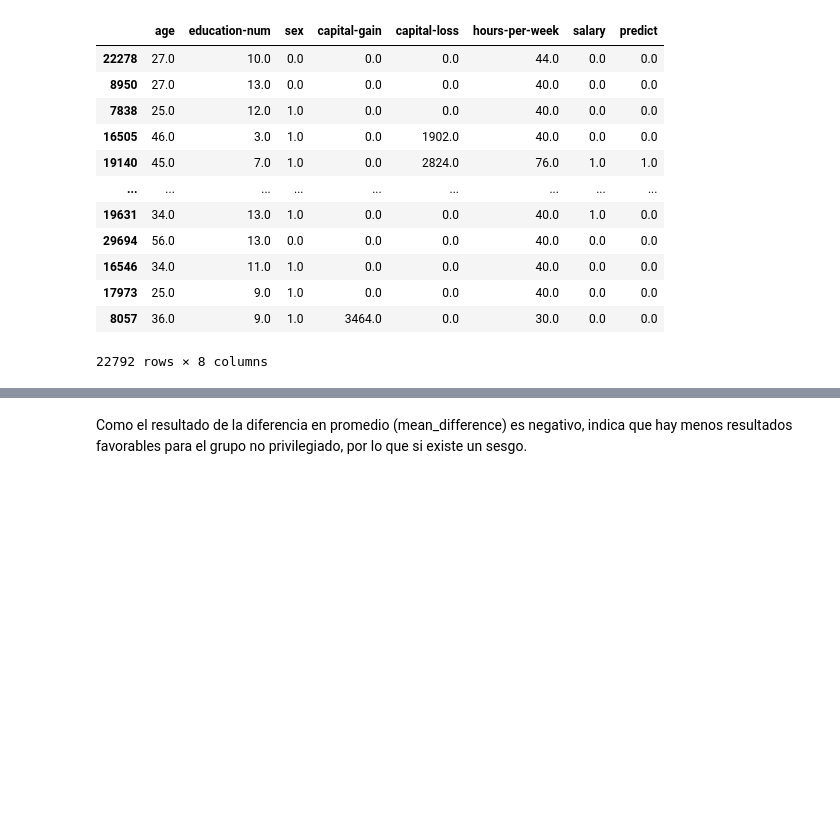
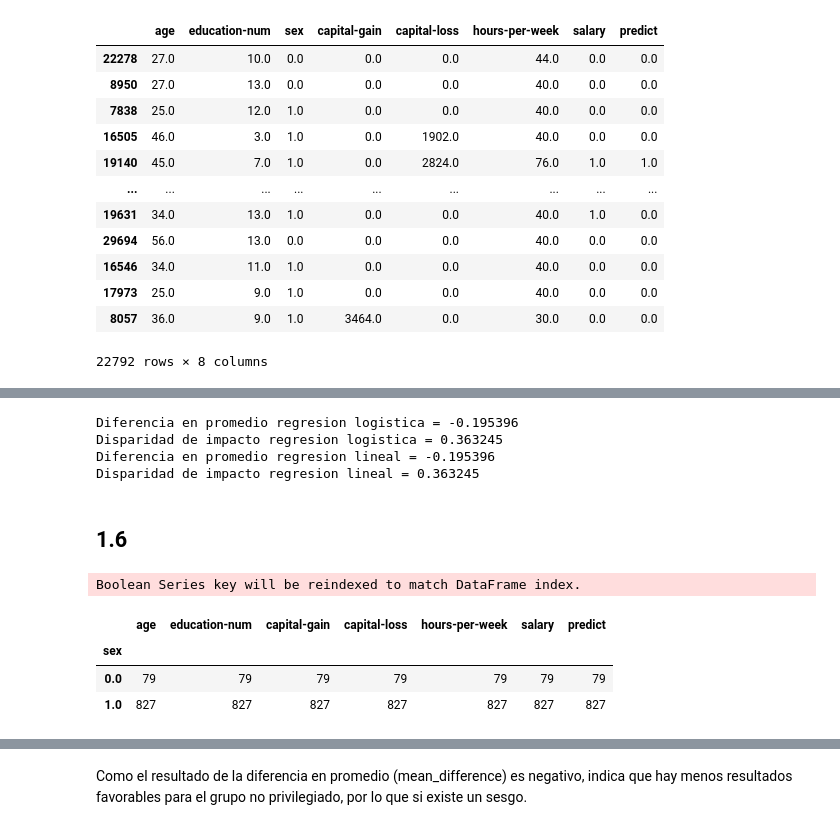
Before and after one commit to bcerdam/Tarea-CDR, a Jupyter notebook: Tarea Parte 1.ipynb, the cells around one changed output, grey strips where cells are left out. Cells and saved outputs as stored; diff of their text form; code cells hidden in the pictures; blank space fills up the shorter version.

```diff
--- a/Tarea Parte 1.ipynb
+++ b/Tarea Parte 1.ipynb
@@ -161,3 +163,15 @@ logistic_pred_df
 | 17973 | 25.0 | 9.0 | 1.0 | 0.0 | 0.0 | 40.0 | 0.0 | 0.0 |
 | 8057 | 36.0 | 9.0 | 1.0 | 3464.0 | 0.0 | 30.0 | 0.0 | 0.0 |
 22792 rows × 8 columns
+# %%
+x_train = train_df.drop('salary', axis=1)
+y_train = train_df.salary
+
+x_val = val_df.drop('salary', axis=1)
+y_val = val_df.salary
+# %%
+logistic = LogisticRegression(C=0.5, penalty='l1', solver='liblinear')
+logistic.fit(x_train, y_train, sample_weight=None)
+
+linear = LinearRegression()
+linear.fit(x_train, y_train)
@@ -163,0 +208,44 @@ logistic_pred_df
+# %%
+logistic_aif360 = StandardDataset(logistic_pred_df, label_name='salary', protected_attribute_names=['sex'],
+                              privileged_classes=[[1]], favorable_classes=[1])
+
+linear_aif360 = StandardDataset(linear_pred_df, label_name='salary', protected_attribute_names=['sex'],
+                                  privileged_classes=[[1]], favorable_classes=[1])
+
+
+
+logistic_metrics = BinaryLabelDatasetMetric(logistic_aif360,
+                                            unprivileged_groups=unprivileged_groups,
+                                            privileged_groups=privileged_groups)
+
+linear_metrics = BinaryLabelDatasetMetric(linear_aif360,
+                                          unprivileged_groups=unprivileged_groups,
+                                          privileged_groups=privileged_groups)
+
+print("Diferencia en promedio regresion logistica = %f" % logistic_metrics.mean_difference())
+print("Disparidad de impacto regresion logistica = %f" % logistic_metrics.disparate_impact())
+
+print("Diferencia en promedio regresion lineal = %f" % linear_metrics.mean_difference())
+print("Disparidad de impacto regresion lineal = %f" % linear_metrics.disparate_impact())
+# %% [output]
+Diferencia en promedio regresion logistica = -0.195396
+Disparidad de impacto regresion logistica = 0.363245
+Diferencia en promedio regresion lineal = -0.195396
+Disparidad de impacto regresion lineal = 0.363245
+# %%
+logistic_pred_df = train_df.copy()
+logistic_pred_df['predict'] = logistic.predict(x_train)
+
+linear_pred_df = train_df.copy()
+linear_pred_df['predict'] = linear.predict(x_train)
+# %% [markdown]
+## 1.6
+# %%
+# false positives
+logistic_pred_df[logistic_pred_df['salary'] == 0][logistic_pred_df['predict'] == 1].groupby('sex').count()
+# %% [output]
+Boolean Series key will be reindexed to match DataFrame index.
+|  | age | education-num | capital-gain | capital-loss | hours-per-week | salary | predict |
+| sex |  |  |  |  |  |  |  |
+| 0.0 | 79 | 79 | 79 | 79 | 79 | 79 | 79 |
+| 1.0 | 827 | 827 | 827 | 827 | 827 | 827 | 827 |
```
Also changed, not shown: parts of 10 cells of this notebook.
